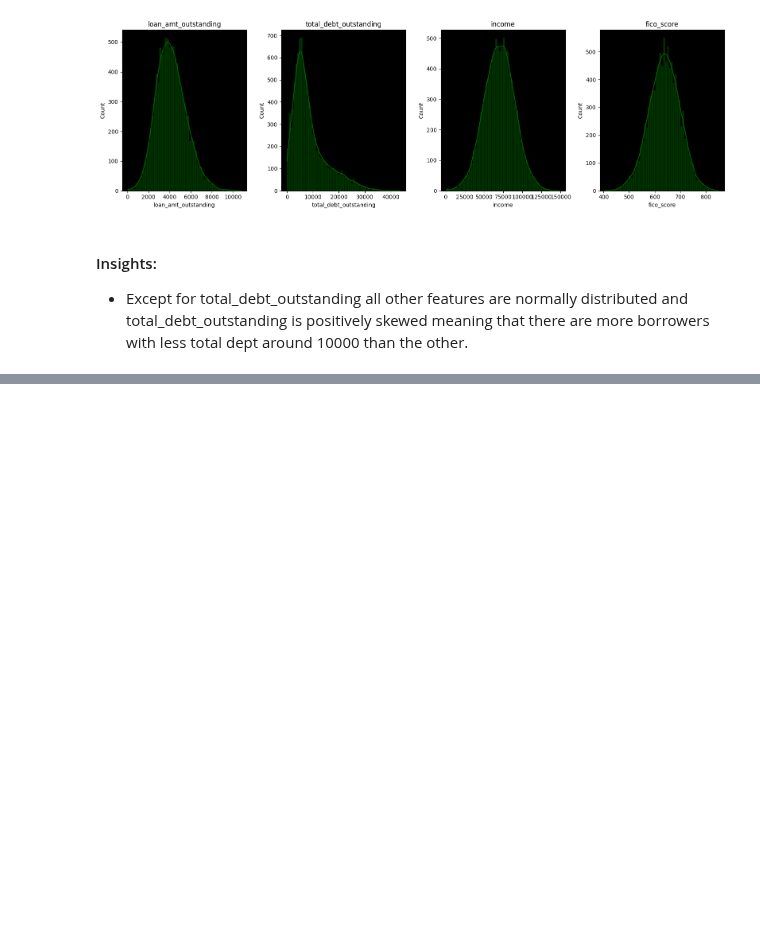
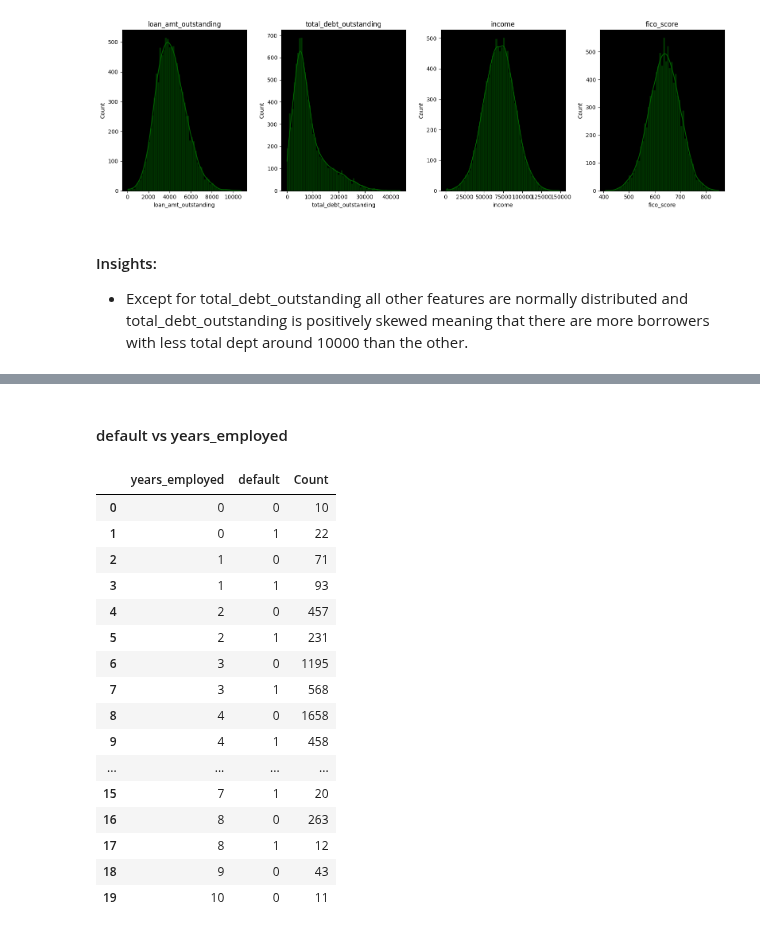
Before and after one commit to Akshay-Paunikar/Forage_Virtual_Internship_Program, a Jupyter notebook: JP Morgan Chase & Co/Quantitative Research/Task 3 - Credit risk analysis/Task_3_Credit_Risk_Analysis.ipynb, the cells around one changed output, grey strips where cells are left out. Saved outputs shown, nothing was run; the diff lists cells and outputs as text; code cells hidden in the pictures; blank space fills up the shorter version.

```diff
--- a/JP Morgan Chase & Co/Quantitative Research/Task 3 - Credit risk analysis/Task_3_Credit_Risk_Analysis.ipynb
+++ b/JP Morgan Chase & Co/Quantitative Research/Task 3 - Credit risk analysis/Task_3_Credit_Risk_Analysis.ipynb
@@ -242,0 +262,23 @@ plt.show()
+# %% [markdown]
+#### default vs years_employed
+# %%
+# default vs years_employed
+data.groupby(['years_employed', 'default']).size().reset_index().rename(columns={0:"Count"})
+# %% [output]
+|  | years_employed | default | Count |
+| 0 | 0 | 0 | 10 |
+| 1 | 0 | 1 | 22 |
+| 2 | 1 | 0 | 71 |
+| 3 | 1 | 1 | 93 |
+| 4 | 2 | 0 | 457 |
+| 5 | 2 | 1 | 231 |
+| 6 | 3 | 0 | 1195 |
+| 7 | 3 | 1 | 568 |
+| 8 | 4 | 0 | 1658 |
+| 9 | 4 | 1 | 458 |
+| ... | ... | ... | ... |
+| 15 | 7 | 1 | 20 |
+| 16 | 8 | 0 | 263 |
+| 17 | 8 | 1 | 12 |
+| 18 | 9 | 0 | 43 |
+| 19 | 10 | 0 | 11 |
```
Also changed, not shown: parts of 5 cells of this notebook.
